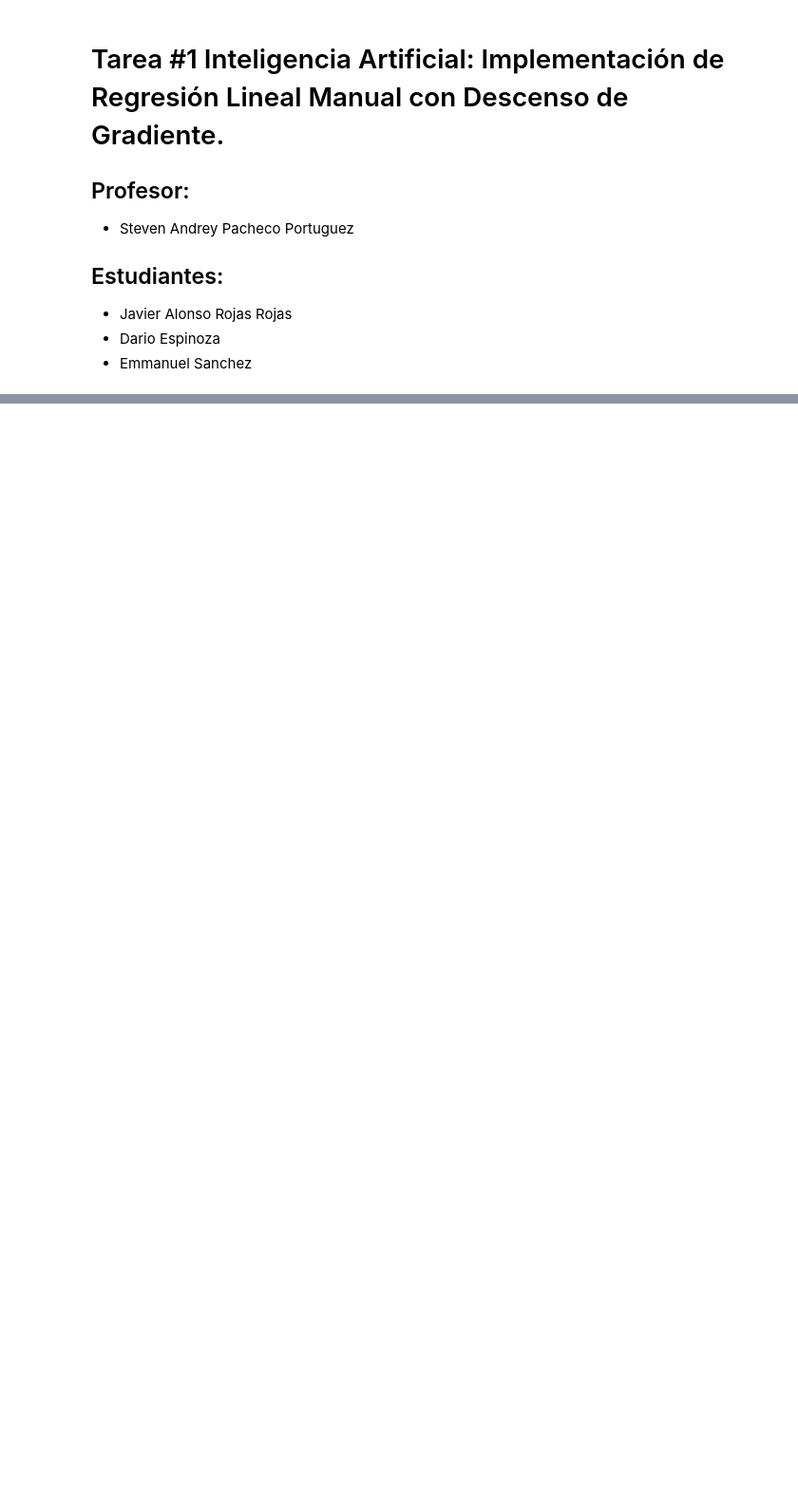
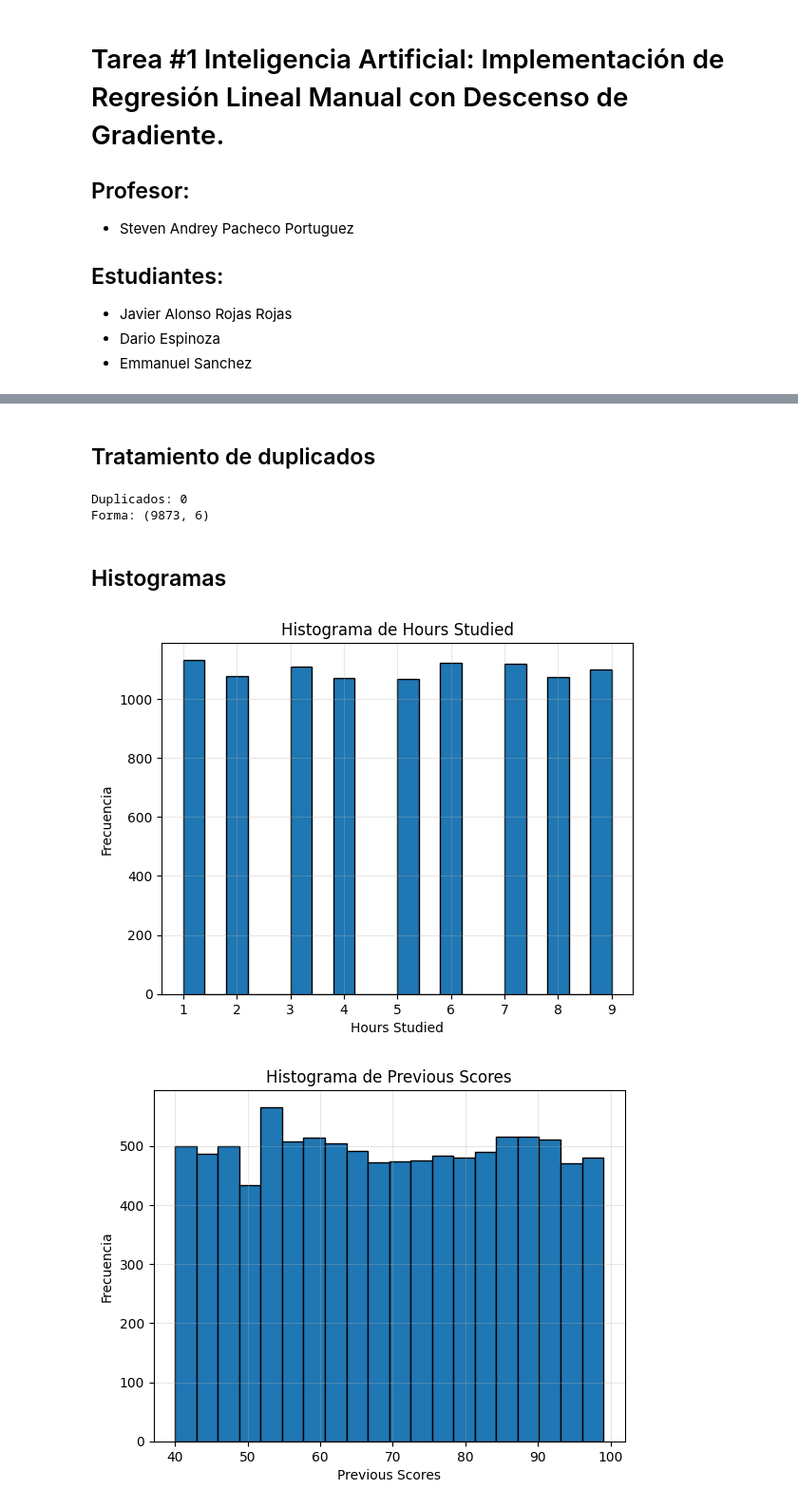
Before and after one commit to javialroro/Tarea1AI, a Jupyter notebook: source_code.ipynb, the cells around one changed output, grey strips where cells are left out. Shown at 95% size. Drawn from its saved outputs; the diff is of its cells as text; code cells hidden in the pictures; blank space fills up the shorter version.

```diff
--- a/source_code.ipynb
+++ b/source_code.ipynb
@@ -48,3 +61,29 @@ max                            9.000000         100.000000
 | 9998 | 9 | 97 | Yes | 7 | 0 | ... |
 | 9999 | 7 | 74 | No | 8 | 1 | ... |
 10000 rows × 6 columns
+# %% [markdown]
+## Tratamiento de duplicados
+# %%
+df = df.drop_duplicates()
+
+# Confirmar que se borraron
+print(f"Duplicados: {df.duplicated().sum()}")
+print(f"Forma: {df.shape}")
+# %% [output]
+Duplicados: 0
+Forma: (9873, 6)
+# %% [markdown]
+## Histogramas
+# %%
+num_vars = ["Hours Studied", "Previous Scores", "Sleep Hours",
+            "Sample Question Papers Practiced", "Performance Index"]
+for col in num_vars:
+    plt.hist(df[col], bins=20, edgecolor='black')
+    plt.title(f"Histograma de {col}")
+    plt.xlabel(col)
+    plt.ylabel("Frecuencia")
+    plt.grid(alpha=0.3)
+    plt.show()
+# %% [output]
+[figure, added]
+[figure, added]
```
Also changed, not shown: parts of 12 cells of this notebook, 2 other files.
